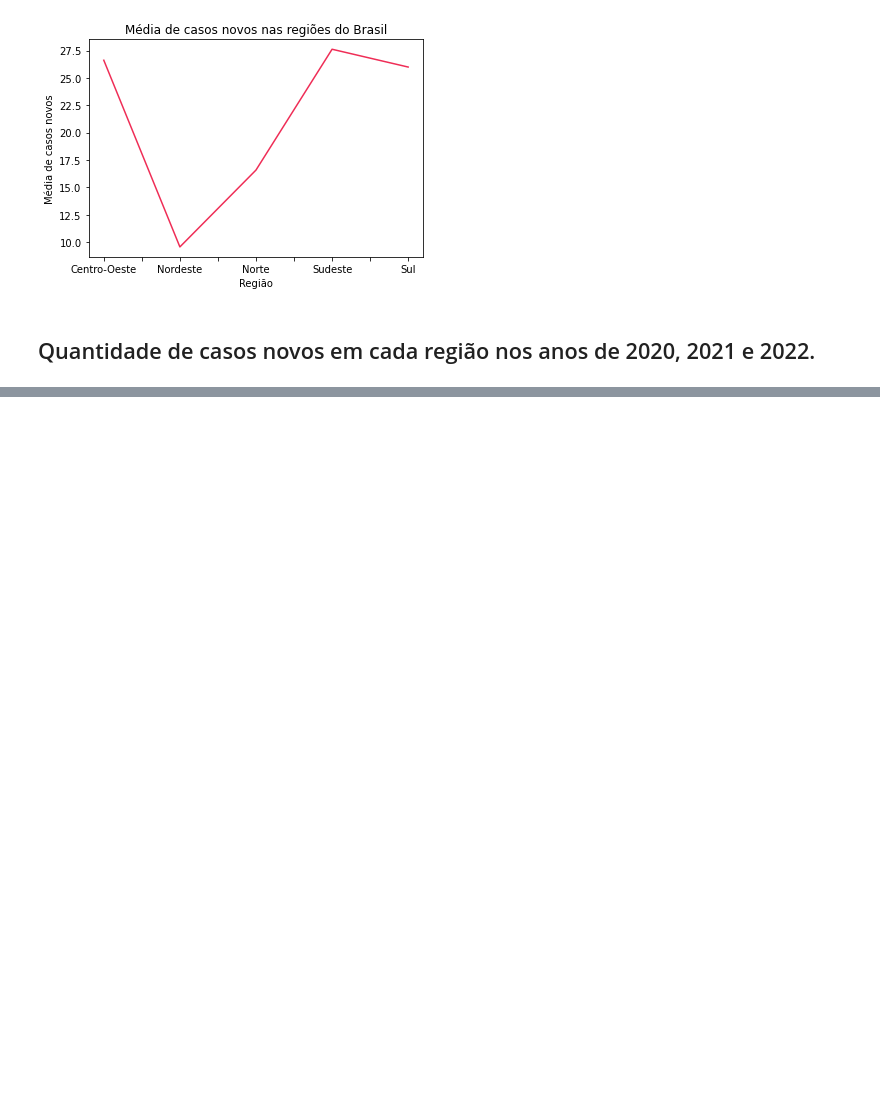
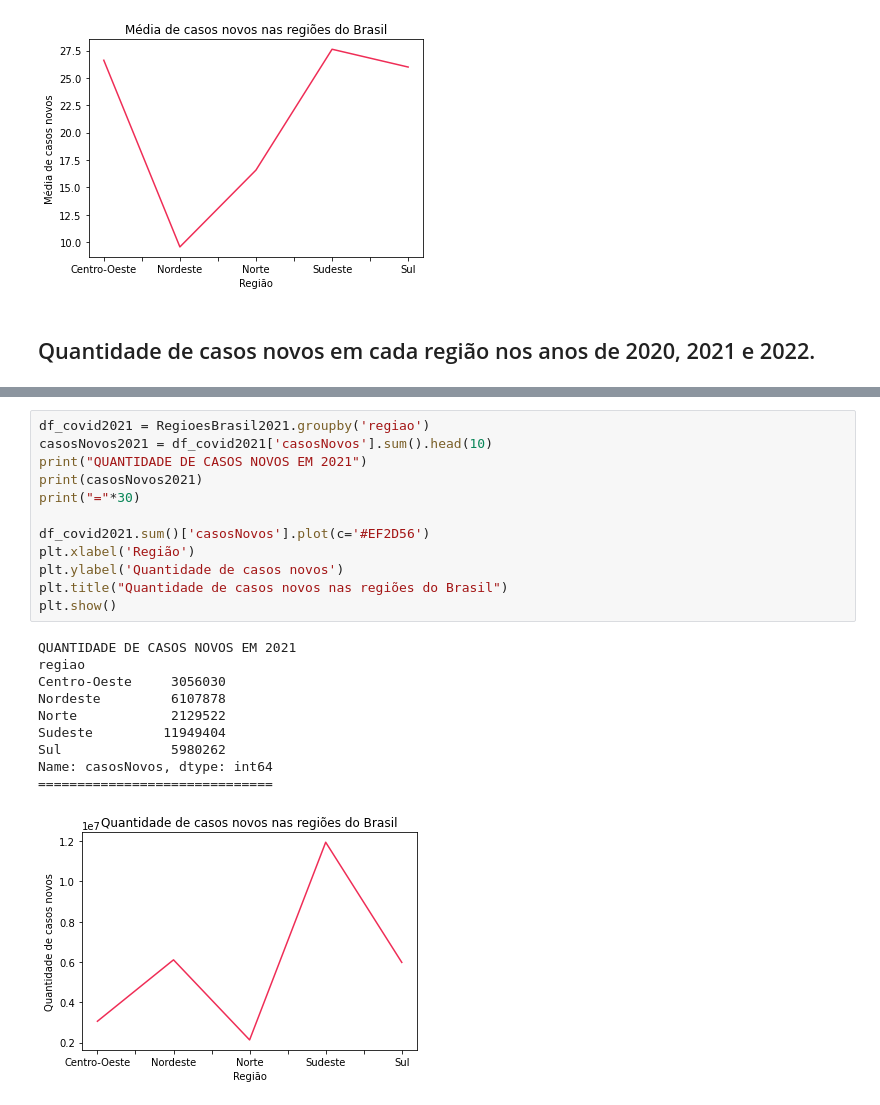
Before and after one commit to GabriellMiranda/TP-Dados-Analise-de-dados-de-covid, a Jupyter notebook: Trabalho_de_Dados.ipynb, the cells around one changed output, grey strips where cells are left out. Drawn from its saved outputs; the diff is of its cells as text; blank space fills up the shorter version.

```diff
--- a/Trabalho_de_Dados.ipynb
+++ b/Trabalho_de_Dados.ipynb
@@ -420,0 +416,23 @@ Name: casosNovos, dtype: int64
+# %%
+df_covid2021 = RegioesBrasil2021.groupby('regiao')
+casosNovos2021 = df_covid2021['casosNovos'].sum().head(10)
+print("QUANTIDADE DE CASOS NOVOS EM 2021")
+print(casosNovos2021)
+print("="*30)
+
+df_covid2021.sum()['casosNovos'].plot(c='#EF2D56')
+plt.xlabel('Região')
+plt.ylabel('Quantidade de casos novos')
+plt.title("Quantidade de casos novos nas regiões do Brasil")
+plt.show()
+# %% [output]
+QUANTIDADE DE CASOS NOVOS EM 2021
+regiao
+Centro-Oeste     3056030
+Nordeste         6107878
+Norte            2129522
+Sudeste         11949404
+Sul              5980262
+Name: casosNovos, dtype: int64
+==============================
+[figure, added]
```
Also changed, not shown: parts of 7 cells of this notebook.
